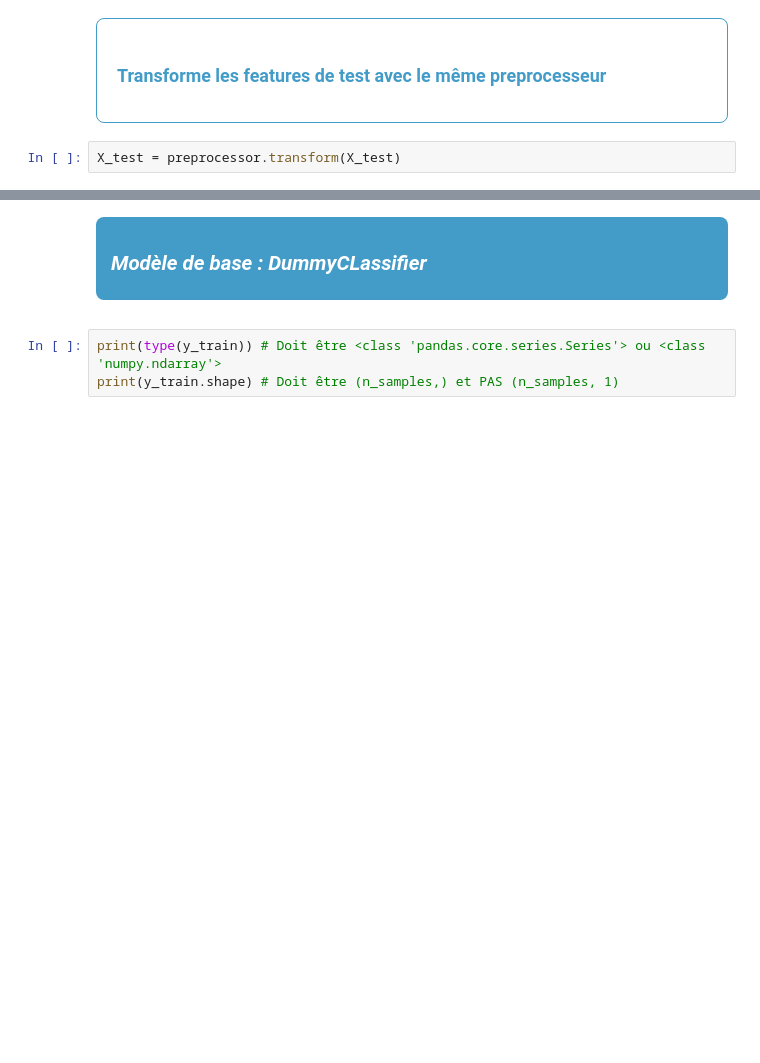
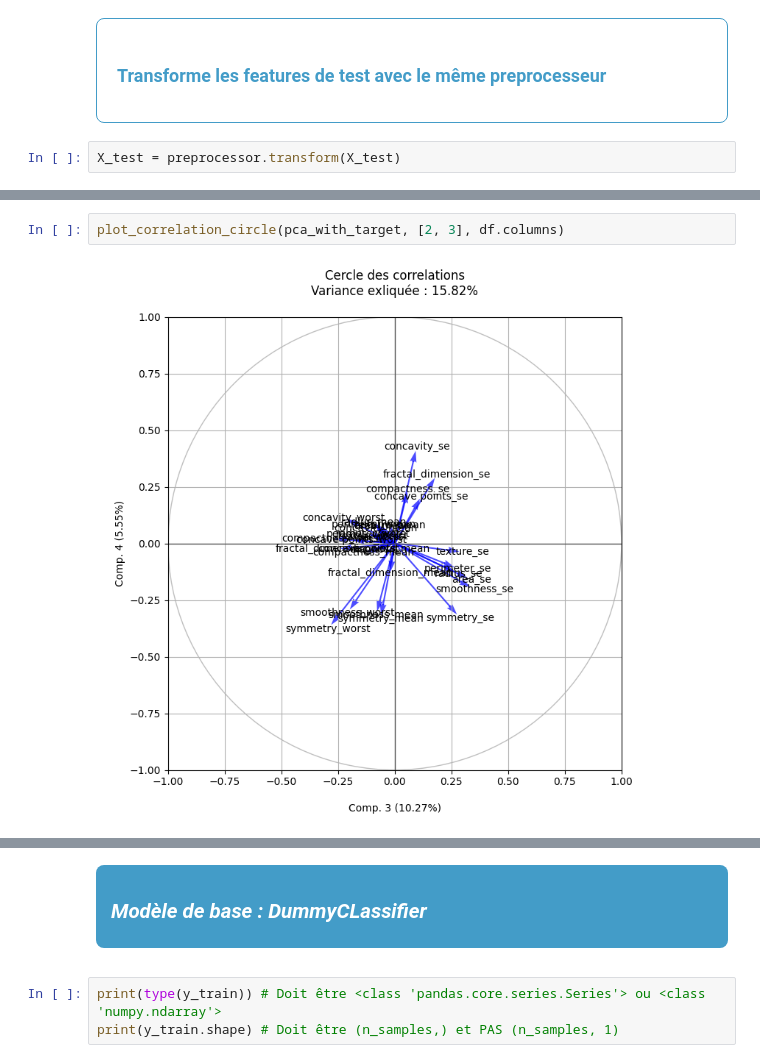
Before and after one commit to bruno-coulet/building-perceptron, a Jupyter notebook: eda.ipynb, the cells around one changed output, grey strips where cells are left out. Drawn from its saved outputs; the diff is of its cells as text; blank space fills up the shorter version.

```diff
--- a/eda.ipynb
+++ b/eda.ipynb
@@ -471,0 +499,4 @@ X_test = preprocessor.transform(X_test)
+# %%
+plot_correlation_circle(pca_with_target, [2, 3], df.columns)
+# %% [output]
+[figure, added]
```
Also changed, not shown: parts of 8 cells of this notebook, 1 other file.
